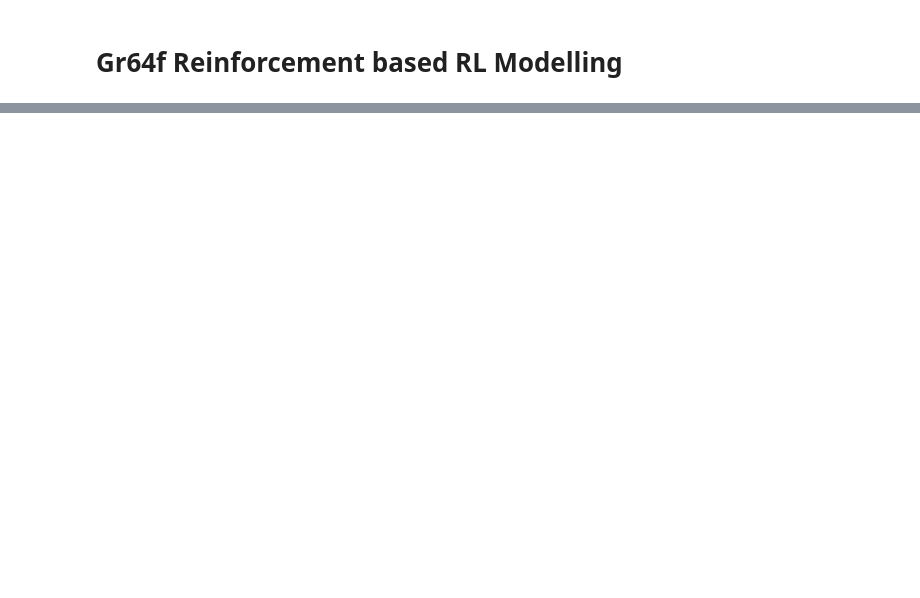
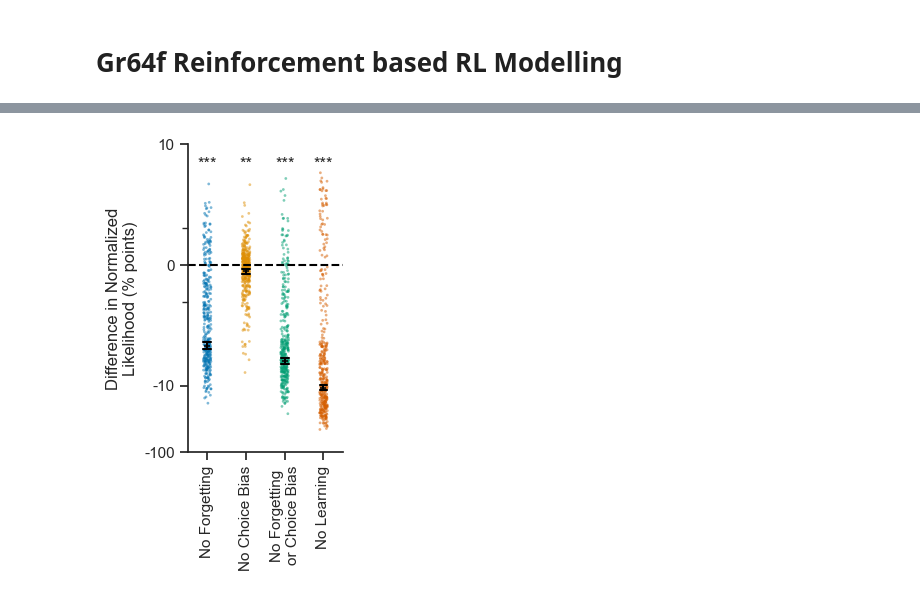
Before and after one commit to neurorishika/flYJAX, a Jupyter notebook: analysis/notebooks/gr64f_activation/rl_model.ipynb, the cells around one changed output, grey strips where cells are left out. Cells and saved outputs as stored; diff of their text form; code cells hidden in the pictures; blank space fills up the shorter version.

```diff
--- a/analysis/notebooks/gr64f_activation/rl_model.ipynb
+++ b/analysis/notebooks/gr64f_activation/rl_model.ipynb
@@ -60,0 +49,2 @@ Name: Experiment Start Time, Length: 375, dtype: object
+# %%
+experiments = [(choices[i], rewards[i]) for i in range(n_experiments)]
@@ -60,0 +267,18 @@ Name: Experiment Start Time, Length: 375, dtype: object
+# %%
+# load the results
+dfq_results_file = os.path.join(processed_folder, 'dfq_results.pkl')
+dq_results_file = os.path.join(processed_folder, 'dq_results.pkl')
+fq_results_file = os.path.join(processed_folder, 'fq_results.pkl')
+q_results_file = os.path.join(processed_folder, 'q_results.pkl')
+random_results_file = os.path.join(processed_folder, 'random_results.pkl')
+
+with open(dfq_results_file, 'rb') as f:
+    dfq_results = pickle.load(f)
+with open(dq_results_file, 'rb') as f:
+    dq_results = pickle.load(f)
+with open(fq_results_file, 'rb') as f:
+    fq_results = pickle.load(f)
+with open(q_results_file, 'rb') as f:
+    q_results = pickle.load(f)
+with open(random_results_file, 'rb') as f:
+    random_results = pickle.load(f)
@@ -60,0 +321,67 @@ Name: Experiment Start Time, Length: 375, dtype: object
+# %%
+# create a subject-level dataframe
+dfq_subjects = pd.DataFrame(dfq_results['subject_log_likelihood'].items(), columns=['subject', 'log_likelihood'])
+dfq_subjects['model'] = 'DFQ'
+dq_subjects = pd.DataFrame(dq_results['subject_log_likelihood'].items(), columns=['subject', 'log_likelihood'])
+dq_subjects['model'] = 'DQ'
+fq_subjects = pd.DataFrame(fq_results['subject_log_likelihood'].items(), columns=['subject', 'log_likelihood'])
+fq_subjects['model'] = 'FQ'
+q_subjects = pd.DataFrame(q_results['subject_log_likelihood'].items(), columns=['subject', 'log_likelihood'])
+q_subjects['model'] = 'Q'
+random_subjects = pd.DataFrame(random_results['subject_log_likelihood'].items(), columns=['subject', 'log_likelihood'])
+random_subjects['model'] = 'Random'
+# concatenate the dataframes
+subjects = pd.concat([dfq_subjects, dq_subjects, fq_subjects, q_subjects, random_subjects])
+
+# sort by model and subject
+subjects = subjects.sort_values(by=['model', 'subject']).reset_index(drop=True)
+
+# for each subject, get the number of trials
+subjects['n_trials'] = subjects['subject'].apply(lambda x: len(experiments[x][0]))
+# get normalized likelihoods exp(log likelihood/n_trials)
+subjects['normalized_likelihood'] = np.exp(subjects['log_likelihood']/subjects['n_trials'])
+
+# from each subject, divide the log likelihood of the DFQ model
+subjects['normalized_likelihood_change'] = subjects.groupby('subject')['normalized_likelihood'].transform(lambda x: x/x.iloc[0])
+# convert the log likelihoods to a percentage scale
+subjects['normalized_likelihood_change'] = (subjects['normalized_likelihood_change']-1)*100
+
+
+# plot the log likelihoods of the different models with paired scatter plots
+plt.figure(figsize=(2, 4))
+# drop DFQ vs DFQ
+subjects_change = subjects[subjects['model'] != 'DFQ']
+# change the names of the models
+subjects_change.loc[:, 'model'] = subjects_change['model'].replace({
+    'DQ': 'No Forgetting',
+    'FQ': 'No Choice Bias',
+    'Q': 'No Forgetting\nor Choice Bias',
+    'Random': 'No Learning'
+})
+sns.stripplot(x='model', y='normalized_likelihood_change', data=subjects_change, jitter=True, alpha=0.5, palette='colorblind', hue='model', size=2, zorder=0)
+sns.pointplot(x='model', y='normalized_likelihood_change', data=subjects_change, markers='_', errorbar=('ci', 95), capsize=0.2, color='black', zorder=1, linewidth=1.5, linestyles='none')
+plt.ylabel('Difference in Normalized\nLikelihood (% points)')
+plt.axhline(0, color='black', linestyle='--')
+sns.despine()
+plt.yscale('symlog')
+plt.ylim(-100, 10)
+plt.yticks([-100, -10, 0, 10], ['-100', '-10', '0', '10'])
+plt.xticks(rotation=90)
+plt.xlabel('')
+
+# add the significance stars for the paired Wilcoxon signed-rank test between DFQ and the other models
+for model in subjects_change['model'].unique():
+    if model == 'DFQ':
+        continue
+    # perform the Wilcoxon signed-rank test
+    dfq_model = subjects[subjects['model'] == 'DFQ']['normalized_likelihood']
+    other_model = subjects_change[subjects_change['model'] == model]['normalized_likelihood']
+    _, p = stats.wilcoxon(dfq_model, other_model)
+    # adjust for multiple comparisons (Bonferroni correction)
+    p *= len(subjects_change['model'].unique())
+    # add the significance stars
+    plt.text(subjects_change['model'].unique().tolist().index(model), 5, significance_stars(p), ha='center', va='center')
+    print(f"DFQ vs {model}: p-val:{p:.2e},{significance_stars(p)}")
+
+plt.show()
+# %% [output]
@@ -60,0 +393 @@ Name: Experiment Start Time, Length: 375, dtype: object
+[figure, added]
```
Also changed, not shown: parts of 34 cells of this notebook, 33 other files.
